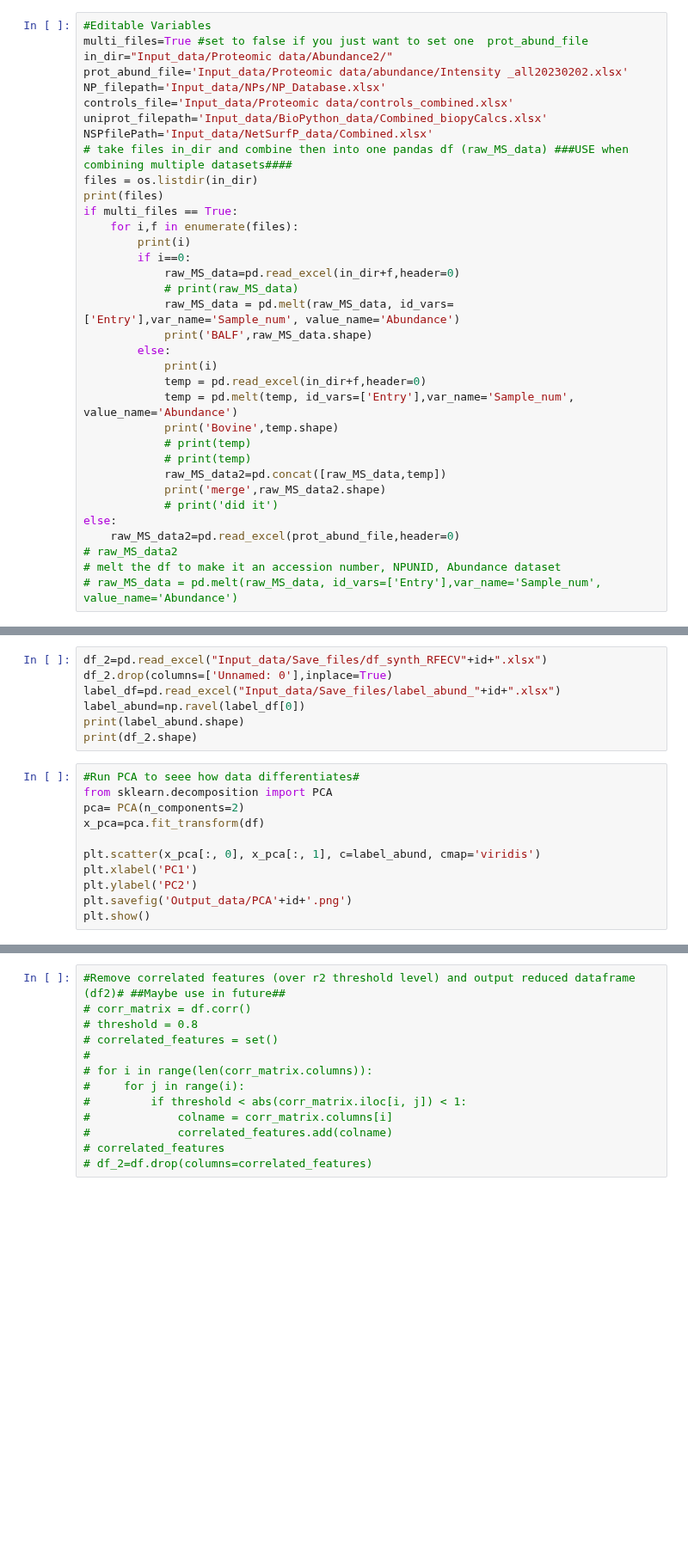
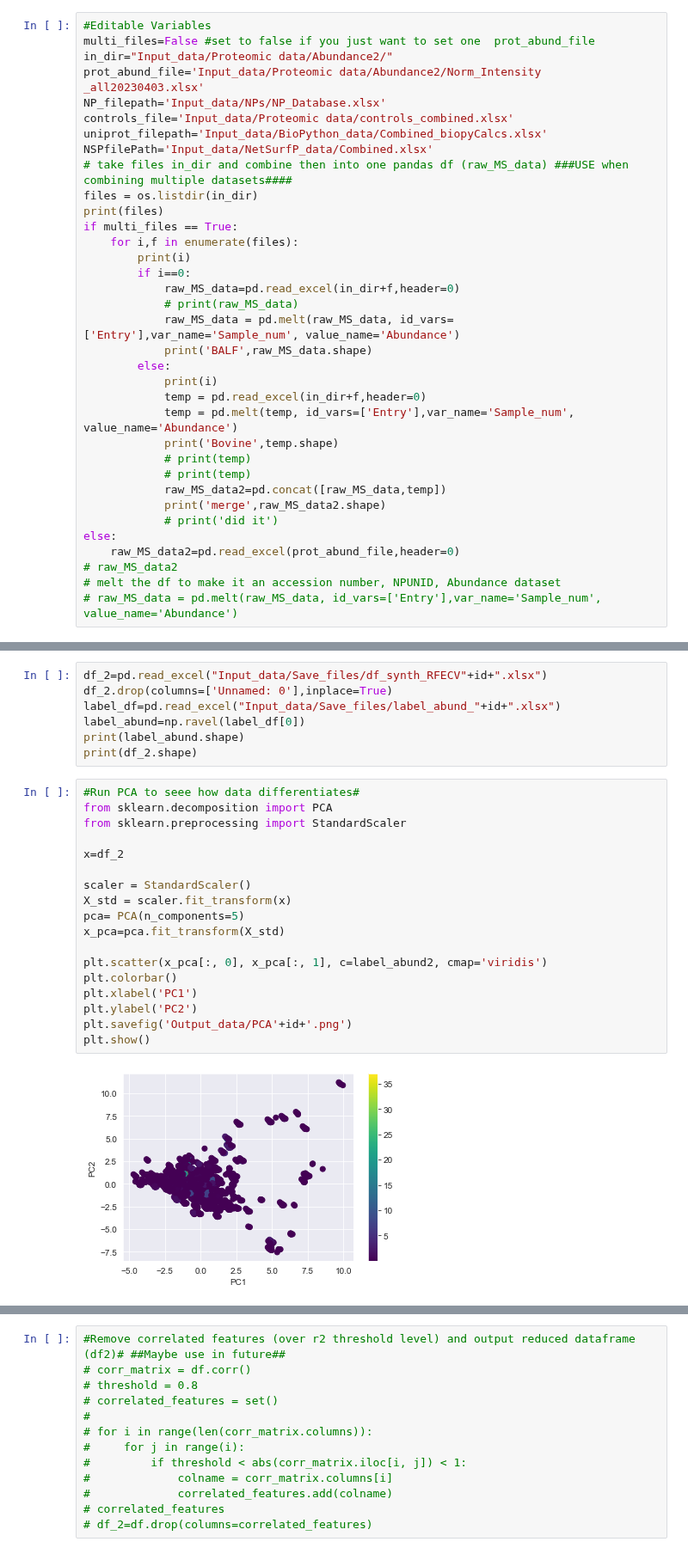
Before and after one commit to karst-poulsen/PC_ML_using_NSP, a Jupyter notebook: ML_testing4_pubpipe_allSamples.ipynb, the cells around one changed output, grey strips where cells are left out. Shown at 86% size. Saved outputs shown, nothing was run; the diff lists cells and outputs as text; blank space fills up the shorter version.

```diff
--- a/ML_testing4_pubpipe_allSamples.ipynb
+++ b/ML_testing4_pubpipe_allSamples.ipynb
@@ -24,9 +24,9 @@ from scipy.stats import pearsonr
 from sklearn.metrics import r2_score
 # %%
 #Editable Variables
-multi_files=True #set to false if you just want to set one  prot_abund_file
+multi_files=False #set to false if you just want to set one  prot_abund_file
 in_dir="Input_data/Proteomic data/Abundance2/"
-prot_abund_file='Input_data/Proteomic data/abundance/Intensity _all20230202.xlsx'
+prot_abund_file='Input_data/Proteomic data/Abundance2/Norm_Intensity _all20230403.xlsx'
 NP_filepath='Input_data/NPs/NP_Database.xlsx'
 controls_file='Input_data/Proteomic data/controls_combined.xlsx'
 uniprot_filepath='Input_data/BioPython_data/Combined_biopyCalcs.xlsx'
@@ -165,11 +177,20 @@ print(df_2.shape)
 # %%
 #Run PCA to seee how data differentiates#
 from sklearn.decomposition import PCA
-pca= PCA(n_components=2)
-x_pca=pca.fit_transform(df)
+from sklearn.preprocessing import StandardScaler
 
-plt.scatter(x_pca[:, 0], x_pca[:, 1], c=label_abund, cmap='viridis')
+x=df_2
+
+scaler = StandardScaler()
+X_std = scaler.fit_transform(x)
+pca= PCA(n_components=5)
+x_pca=pca.fit_transform(X_std)
+
+plt.scatter(x_pca[:, 0], x_pca[:, 1], c=label_abund2, cmap='viridis')
+plt.colorbar()
 plt.xlabel('PC1')
 plt.ylabel('PC2')
 plt.savefig('Output_data/PCA'+id+'.png')
 plt.show()
+# %% [output]
+[figure, added]
```
Also changed, not shown: parts of 12 cells of this notebook, 25 other files.
